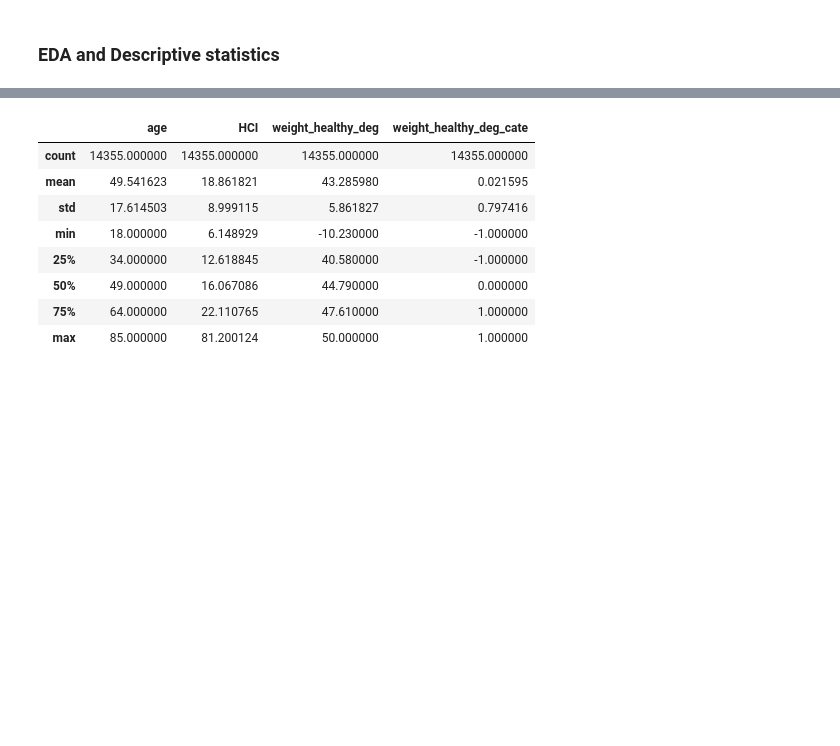
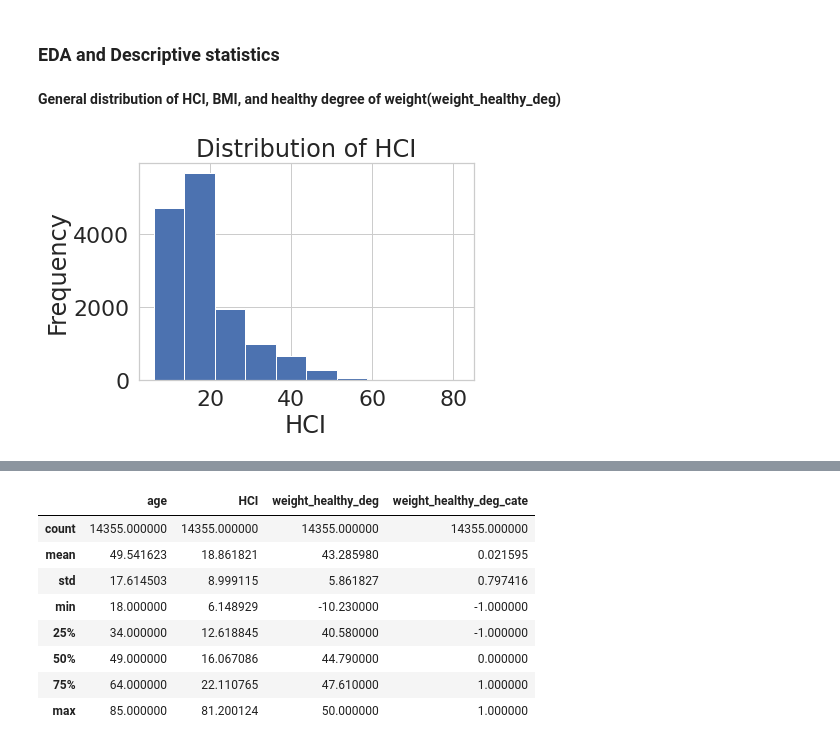
Before and after one commit to RosiePeng1/COGS108-Project, a Jupyter notebook: EDACheckpointGroup_Sp23_cogs108project.ipynb, the cells around one changed output, grey strips where cells are left out. Drawn from its saved outputs; the diff is of its cells as text; code cells hidden in the pictures; blank space fills up the shorter version.

```diff
--- a/EDACheckpointGroup_Sp23_cogs108project.ipynb
+++ b/EDACheckpointGroup_Sp23_cogs108project.ipynb
@@ -379,3 +379,13 @@ data_cl
 Carry out EDA on your dataset(s); Describe in this section
 # %% [markdown]
 ### EDA and Descriptive statistics
+# %% [markdown]
+<b>General distribution of HCI, BMI, and healthy degree of weight(weight_healthy_deg)</b>
+# %%
+plt.hist(data_cl['HCI'])
+plt.xlabel('HCI')
+plt.ylabel('Frequency')
+plt.title('Distribution of HCI')
+plt.show()
+# %% [output]
+[figure, added]
```
Also changed, not shown: parts of 10 cells of this notebook.
